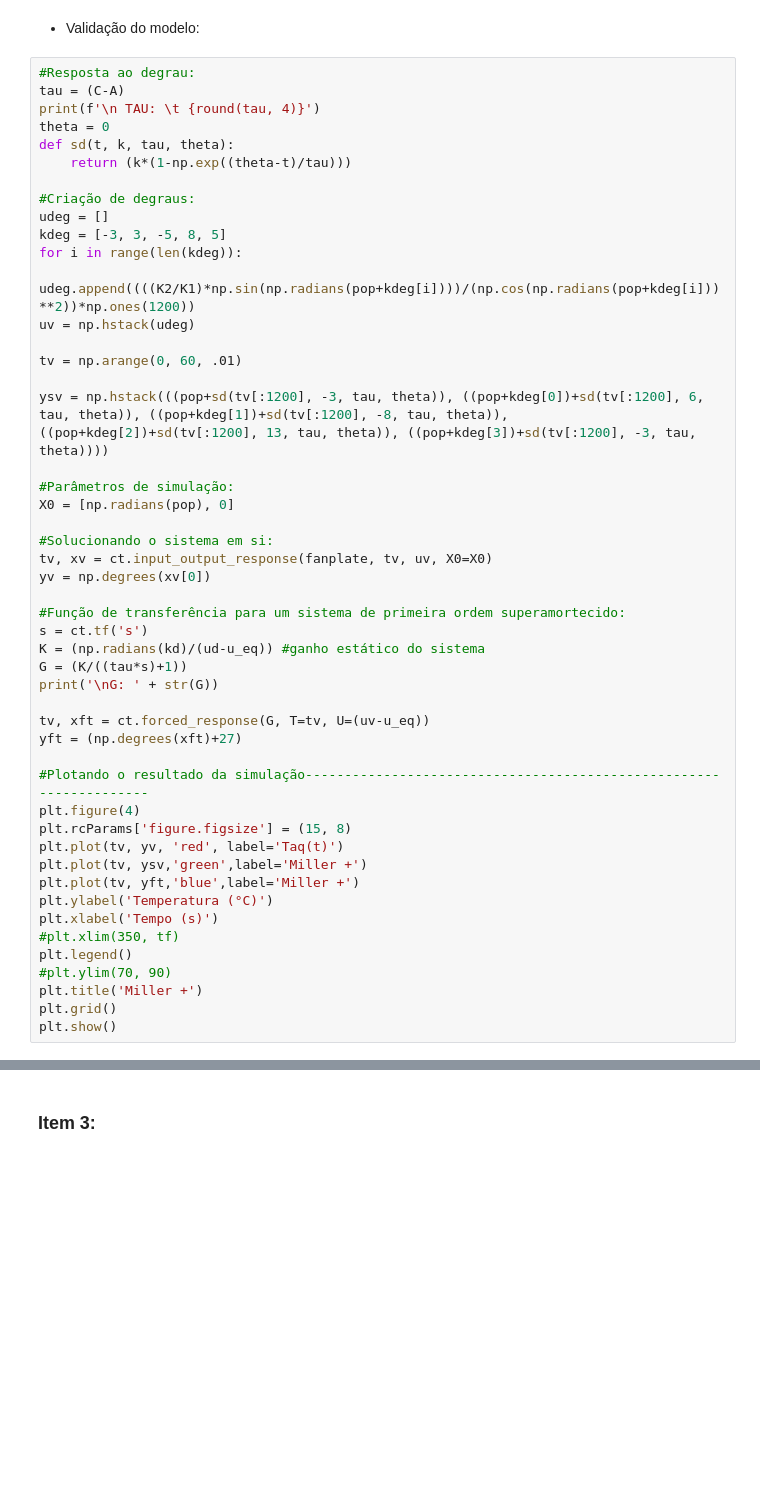
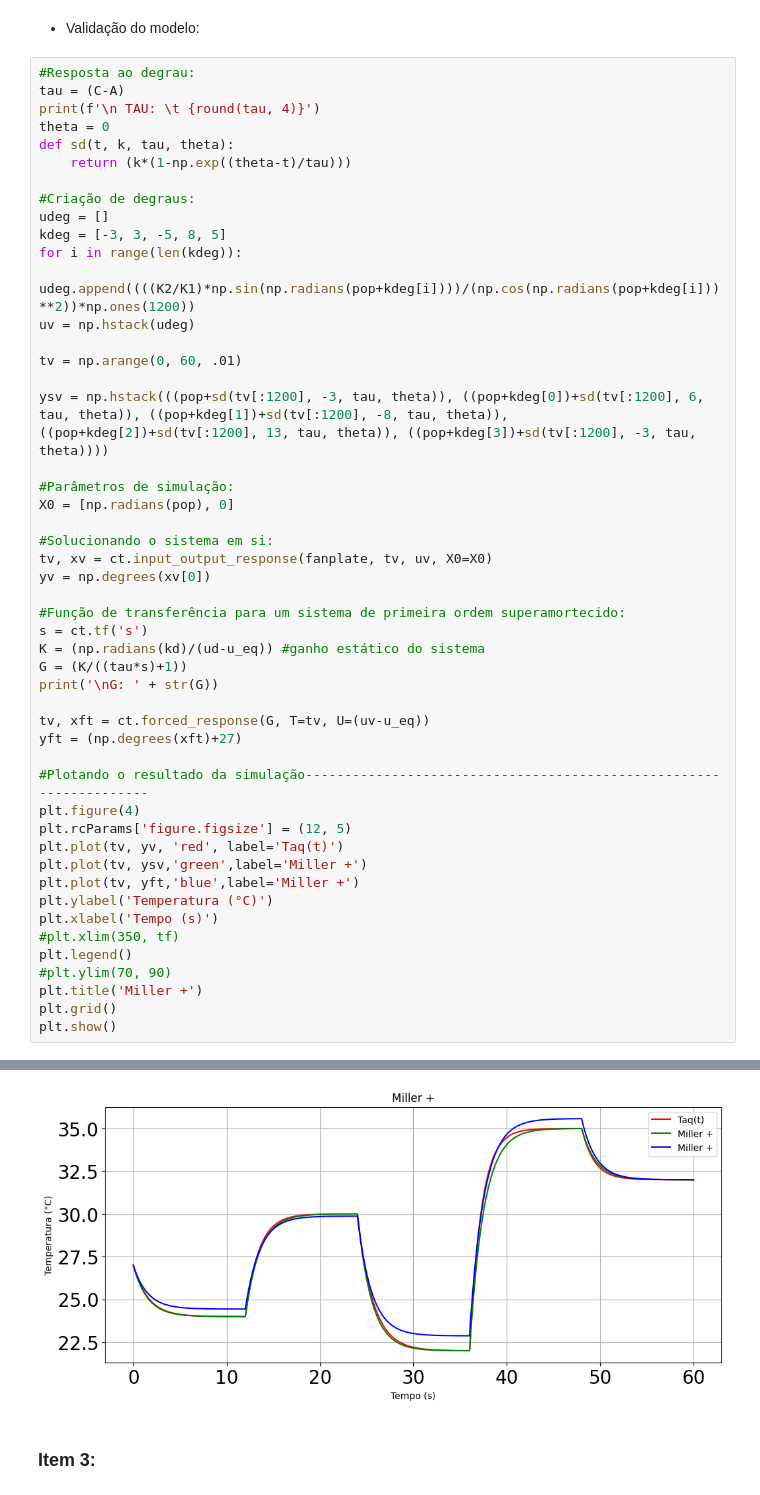
Before and after one commit to ErickNMA/LAS, a Jupyter notebook: guias67/guia6.ipynb, the cells around one changed output, grey strips where cells are left out. Saved outputs shown, nothing was run; the diff lists cells and outputs as text; blank space fills up the shorter version.

```diff
--- a/guias67/guia6.ipynb
+++ b/guias67/guia6.ipynb
@@ -199,34 +204,35 @@ yv = np.degrees(xv[0])
 
 #Função de transferência para um sistema de primeira ordem superamortecido:
 s = ct.tf('s')
 K = (np.radians(kd)/(ud-u_eq)) #ganho estático do sistema
 G = (K/((tau*s)+1))
 print('\nG: ' + str(G))
 
 tv, xft = ct.forced_response(G, T=tv, U=(uv-u_eq))
 yft = (np.degrees(xft)+27)
 
 #Plotando o resultado da simulação-------------------------------------------------------------------
 plt.figure(4)
-plt.rcParams['figure.figsize'] = (15, 8)
+plt.rcParams['figure.figsize'] = (12, 5)
 plt.plot(tv, yv, 'red', label='Taq(t)')
 plt.plot(tv, ysv,'green',label='Miller +')
 plt.plot(tv, yft,'blue',label='Miller +')
 plt.ylabel('Temperatura (°C)')
 plt.xlabel('Tempo (s)')
 #plt.xlim(350, tf)
 plt.legend()
 #plt.ylim(70, 90)
 plt.title('Miller +')
 plt.grid()
 plt.show()
 # %% [output]
  TAU:    1.5212
 
 G:
   0.3245
 -----------
 1.521 s + 1
+[figure, added]
 # %% [markdown]
 ### Item 3:
 # %% [markdown]
```
Also changed, not shown: parts of 9 cells of this notebook.
